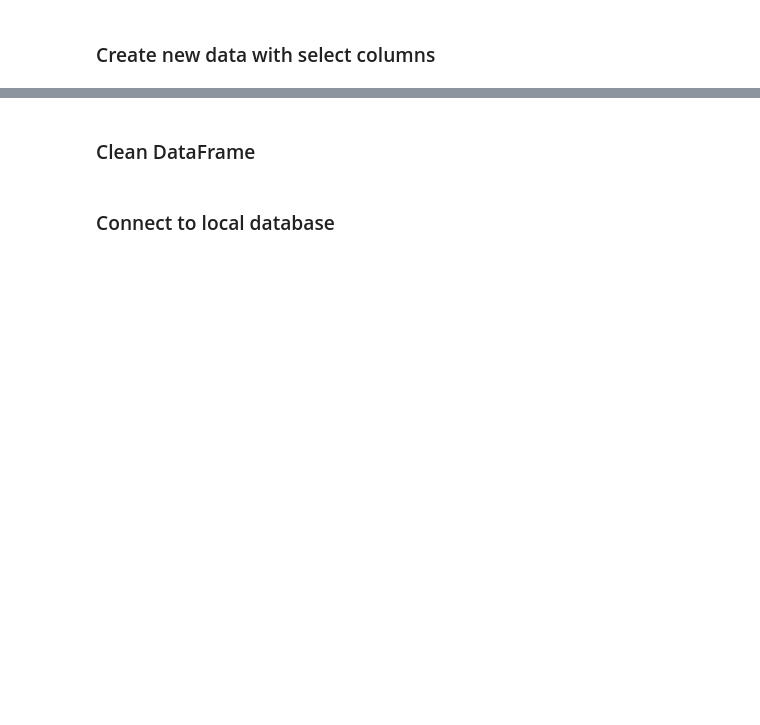
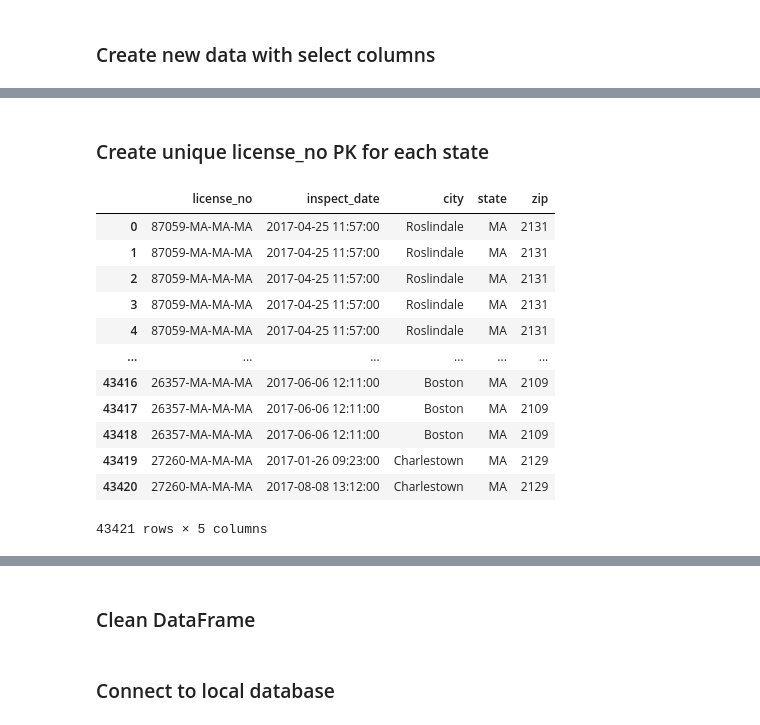
Before and after one commit to keithhorbin/Food-Inspection-ETL, a Jupyter notebook: ETL.ipynb, the cells around one changed output, grey strips where cells are left out. Cells and saved outputs as stored; diff of their text form; code cells hidden in the pictures; blank space fills up the shorter version.

```diff
--- a/ETL.ipynb
+++ b/ETL.ipynb
@@ -94,0 +112,27 @@ new_nyc_data_df.head()
+# %% [markdown]
+### Create unique license_no PK for each state
+# %%
+new = new_boston_data_df["state"].copy()
+
+new_boston_data_df["license_no"]= new_boston_data_df["license_no"].astype(str)
+# concatenating team with name column
+# overwriting name column
+
+new_boston_data_df["license_no"]= new_boston_data_df["license_no"].str.cat(new, sep ="-")
+new_boston_data_df['inspect_date'] = pd.to_datetime(new_boston_data_df['inspect_date'], format = "%m/%d/%Y")
+# display
+new_boston_data_df
+# %% [output]
+|  | license_no | inspect_date | city | state | zip |
+| 0 | 87059-MA-MA-MA | 2017-04-25 11:57:00 | Roslindale | MA | 2131 |
+| 1 | 87059-MA-MA-MA | 2017-04-25 11:57:00 | Roslindale | MA | 2131 |
+| 2 | 87059-MA-MA-MA | 2017-04-25 11:57:00 | Roslindale | MA | 2131 |
+| 3 | 87059-MA-MA-MA | 2017-04-25 11:57:00 | Roslindale | MA | 2131 |
+| 4 | 87059-MA-MA-MA | 2017-04-25 11:57:00 | Roslindale | MA | 2131 |
+| ... | ... | ... | ... | ... | ... |
+| 43416 | 26357-MA-MA-MA | 2017-06-06 12:11:00 | Boston | MA | 2109 |
+| 43417 | 26357-MA-MA-MA | 2017-06-06 12:11:00 | Boston | MA | 2109 |
+| 43418 | 26357-MA-MA-MA | 2017-06-06 12:11:00 | Boston | MA | 2109 |
+| 43419 | 27260-MA-MA-MA | 2017-01-26 09:23:00 | Charlestown | MA | 2129 |
+| 43420 | 27260-MA-MA-MA | 2017-08-08 13:12:00 | Charlestown | MA | 2129 |
+43421 rows × 5 columns
```
Also changed, not shown: parts of 13 cells of this notebook, 1 other file.
